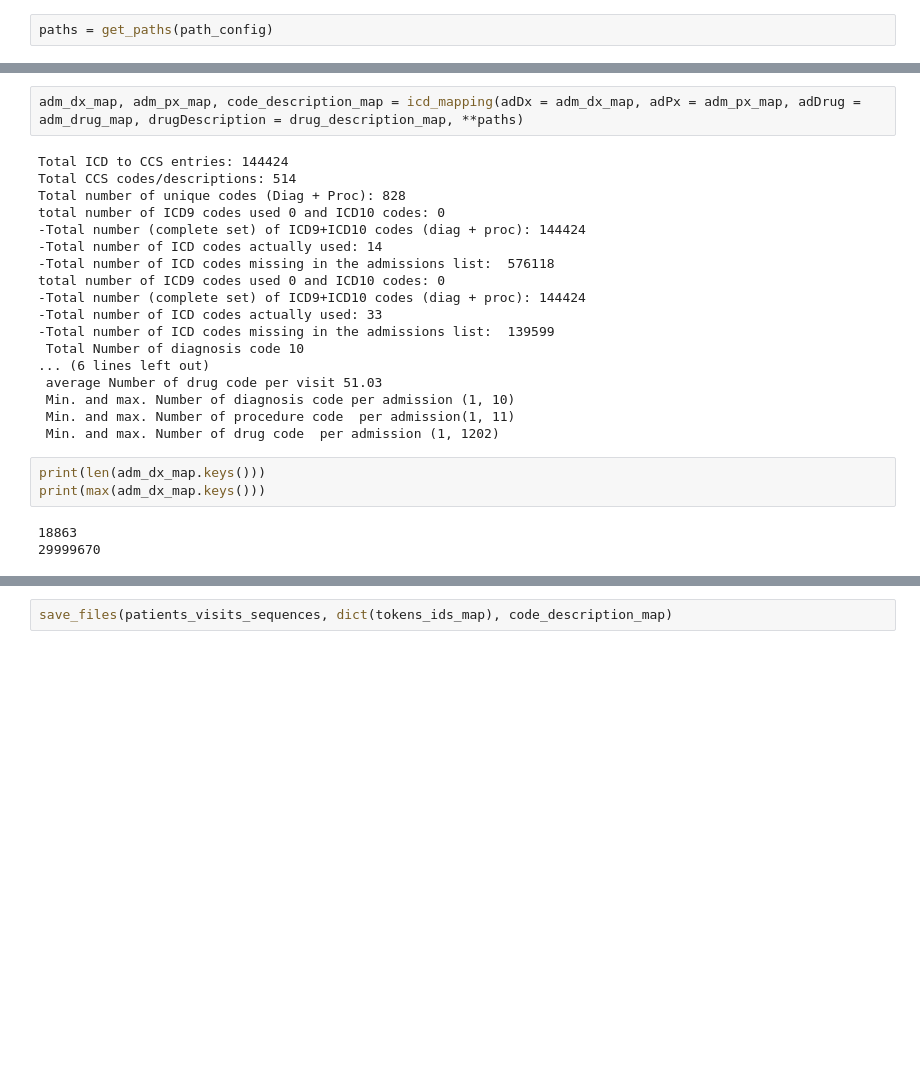
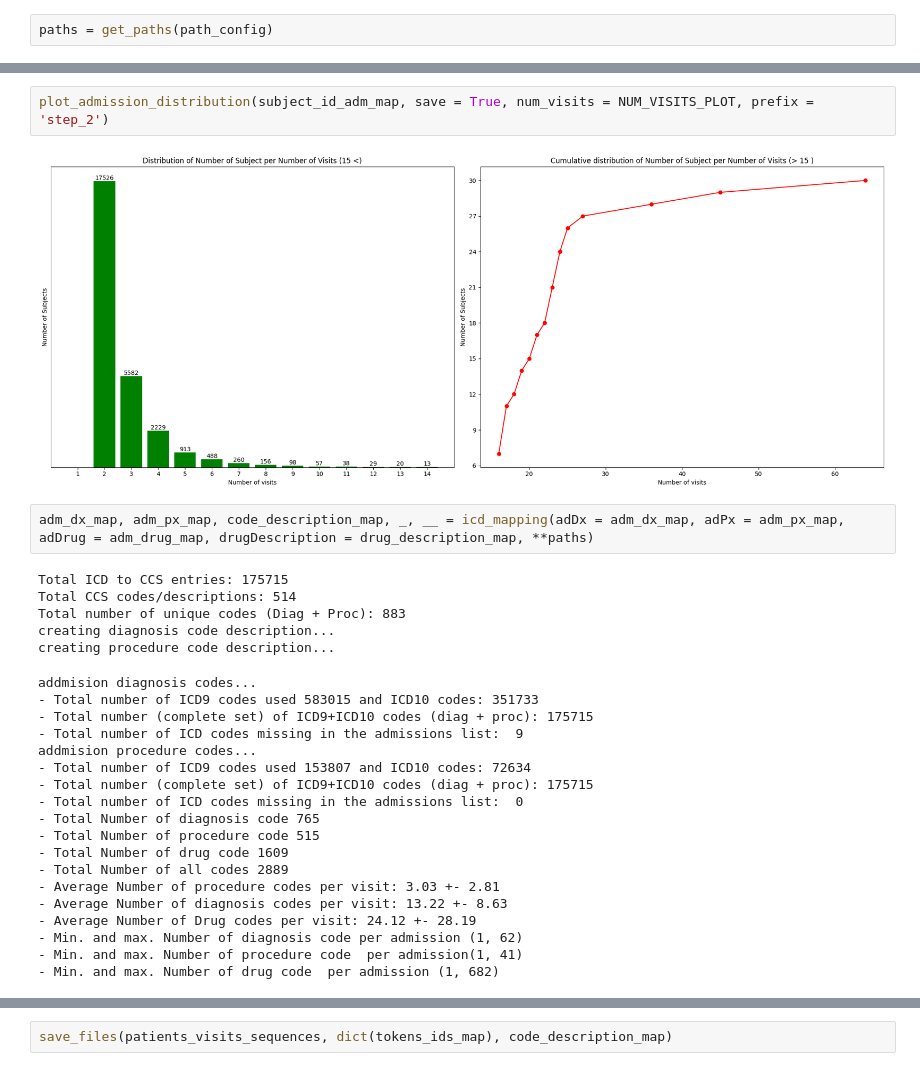
Before and after one commit to MostHumble/PatientTrajectoryForecasting, a Jupyter notebook: notebooks/prepare_data.ipynb, the cells around one changed output, grey strips where cells are left out. Drawn from its saved outputs; the diff is of its cells as text; blank space fills up the shorter version.

```diff
--- a/notebooks/prepare_data.ipynb
+++ b/notebooks/prepare_data.ipynb
@@ -57,29 +73,33 @@ print(max(subject_id_adm_map.keys()))
+# %%
+plot_admission_distribution(subject_id_adm_map, save = True, num_visits = NUM_VISITS_PLOT, prefix = 'step_2')
+# %% [output]
+[figure, added]
 # %%
-adm_dx_map, adm_px_map, code_description_map = icd_mapping(adDx = adm_dx_map, adPx = adm_px_map, adDrug = adm_drug_map, drugDescription = drug_description_map, **paths)
+adm_dx_map, adm_px_map, code_description_map, _, __ = icd_mapping(adDx = adm_dx_map, adPx = adm_px_map, adDrug = adm_drug_map, drugDescription = drug_description_map, **paths)
 # %% [output]
-Total ICD to CCS entries: 144424
+Total ICD to CCS entries: 175715
 Total CCS codes/descriptions: 514
-Total number of unique codes (Diag + Proc): 828
-total number of ICD9 codes used 0 and ICD10 codes: 0
--Total number (complete set) of ICD9+ICD10 codes (diag + proc): 144424
--Total number of ICD codes actually used: 14
--Total number of ICD codes missing in the admissions list:  576118
-total number of ICD9 codes used 0 and ICD10 codes: 0
--Total number (complete set) of ICD9+ICD10 codes (diag + proc): 144424
--Total number of ICD codes actually used: 33
--Total number of ICD codes missing in the admissions list:  139599
- Total Number of diagnosis code 10
-... (6 lines left out)
- average Number of drug code per visit 51.03
- Min. and max. Number of diagnosis code per admission (1, 10)
- Min. and max. Number of procedure code  per admission(1, 11)
- Min. and max. Number of drug code  per admission (1, 1202)
+Total number of unique codes (Diag + Proc): 883
+creating diagnosis code description...
+creating procedure code description...
+addmision diagnosis codes...
+- Total number of ICD9 codes used 583015 and ICD10 codes: 351733
+- Total number (complete set) of ICD9+ICD10 codes (diag + proc): 175715
+- Total number of ICD codes missing in the admissions list:  9
+addmision procedure codes...
+- Total number of ICD9 codes used 153807 and ICD10 codes: 72634
+- Total number (complete set) of ICD9+ICD10 codes (diag + proc): 175715
+- Total number of ICD codes missing in the admissions list:  0
+- Total Number of diagnosis code 765
+- Total Number of procedure code 515
+- Total Number of drug code 1609
+- Total Number of all codes 2889
+- Average Number of procedure codes per visit: 3.03 +- 2.81
+- Average Number of diagnosis codes per visit: 13.22 +- 8.63
+- Average Number of Drug codes per visit: 24.12 +- 28.19
+- Min. and max. Number of diagnosis code per admission (1, 62)
+- Min. and max. Number of procedure code  per admission(1, 41)
+- Min. and max. Number of drug code  per admission (1, 682)
-# %%
-print(len(adm_dx_map.keys()))
-print(max(adm_dx_map.keys()))
-# %% [output]
-18863
-29999670
 # %%
 max_dx, max_px, max_drg = 80, 80, 80
 adm_dx_map, adm_px_map, adm_drug_map = trim(adm_dx_map, adm_px_map, adm_drug_map, max_dx, max_px, max_drg)
```
Also changed, not shown: parts of 16 cells of this notebook, 1 other file.
